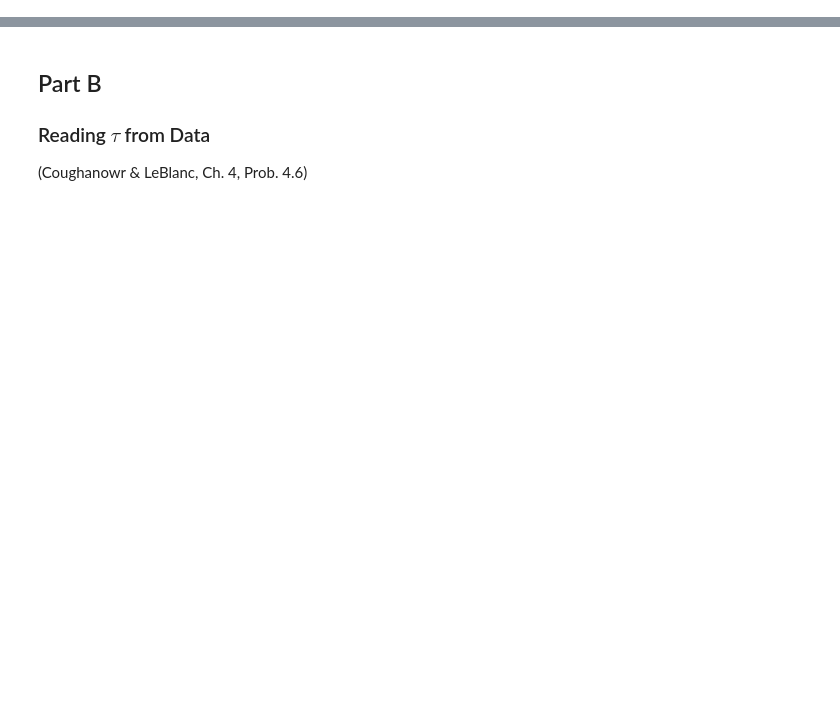
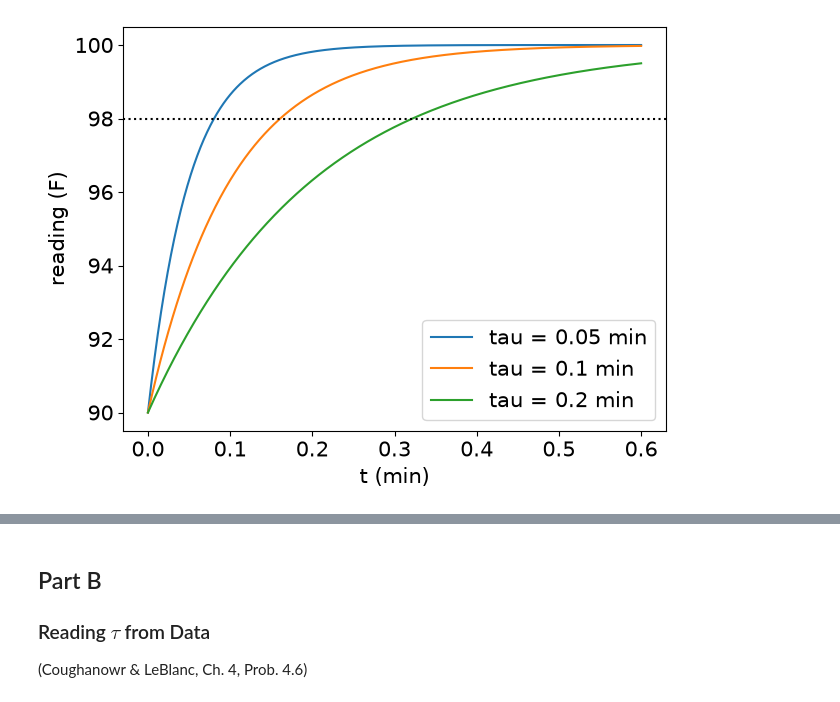
Before and after one commit to haiderejaz6/ProcessControl, a Jupyter notebook: lectures/03-first-order-systems/PSE-823_Lecture-03_First-Order-Systems.ipynb, the cells around one changed output, grey strips where cells are left out. Saved outputs shown, nothing was run; the diff lists cells and outputs as text; code cells hidden in the pictures; blank space fills up the shorter version.

```diff
--- a/lectures/03-first-order-systems/PSE-823_Lecture-03_First-Order-Systems.ipynb
+++ b/lectures/03-first-order-systems/PSE-823_Lecture-03_First-Order-Systems.ipynb
@@ -205,0 +300,11 @@ less lag. Rerun the Part A sinusoid cell with tau = 0.05 to confirm.
+# %%
+fig, ax = plt.subplots(figsize=(7, 5.25))
+for tau_i in [0.05, 0.1, 0.2]:               # min
+    ax.plot(tt, 90 + y_num(tt, tau_i, 10),
+            label=f"tau = {tau_i} min")
+ax.axhline(98, ls=":", c="k")
+ax.set(xlabel="t (min)", ylabel="reading (F)")
+ax.legend(loc="lower right")
+plt.show()
+# %% [output]
+[figure, added]
```
Also changed, not shown: parts of 219 cells of this notebook, 3 other files.
